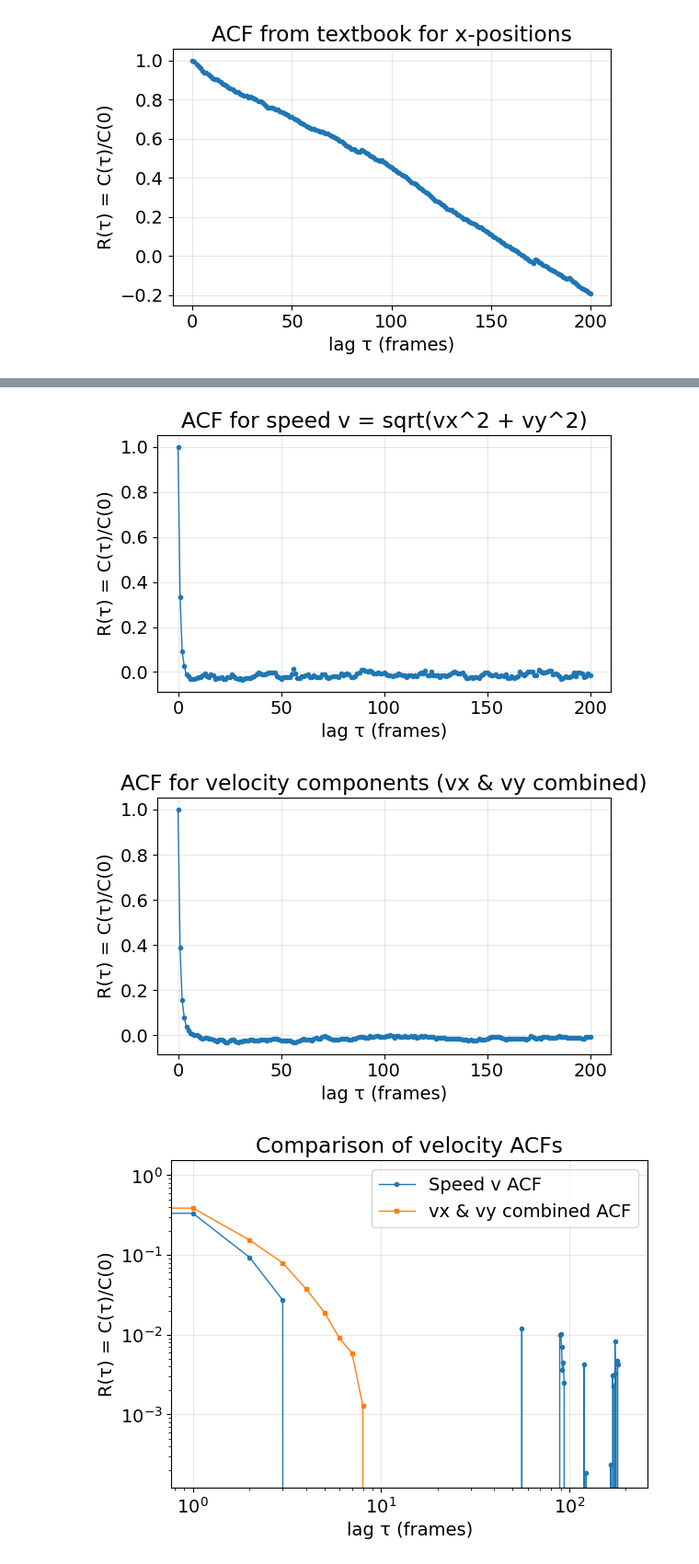
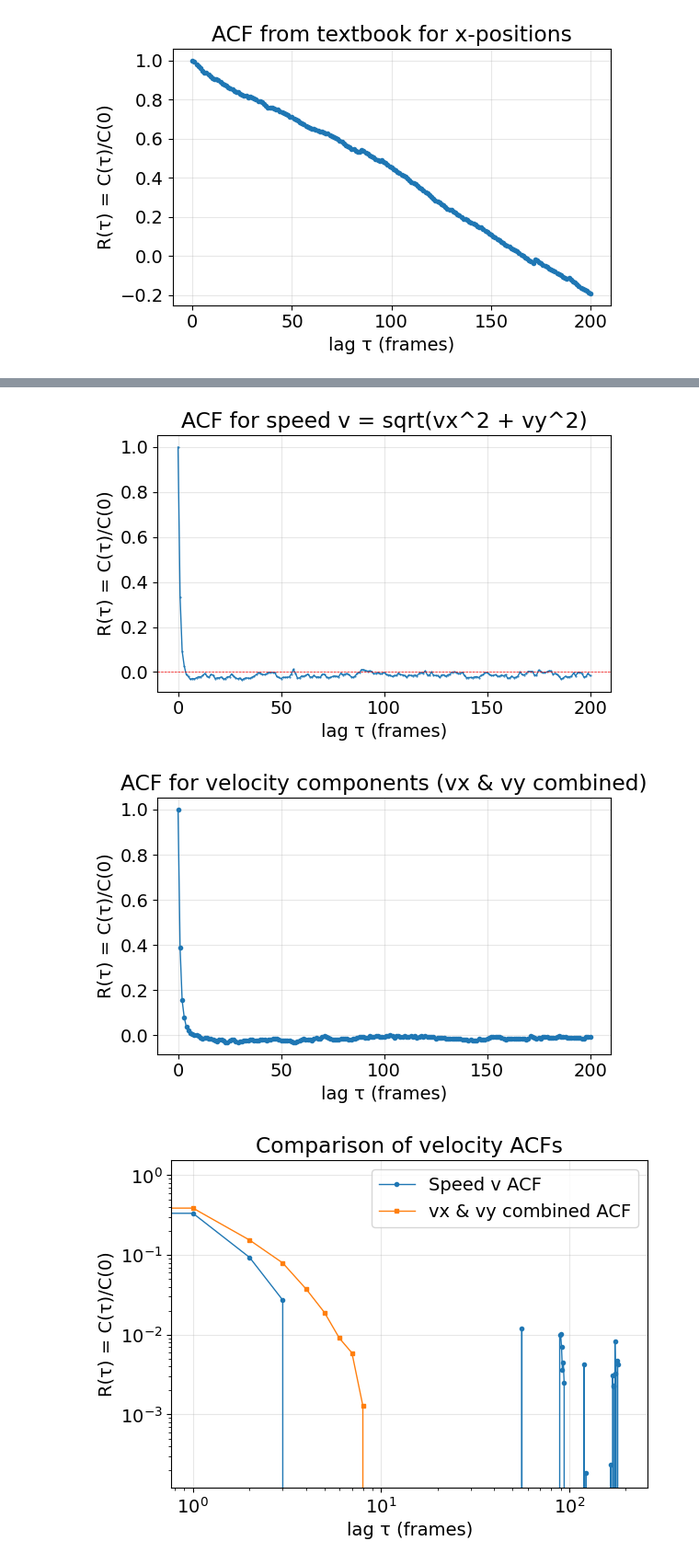
Before and after one commit to conorkirby/capstone, a Jupyter notebook: ProjectNotebooks/09_AutoCorrelation.ipynb, the cells around one changed output, grey strips where cells are left out. Shown at 92% size. Cells and saved outputs as stored; diff of their text form; code cells hidden in the pictures.

```diff
--- a/ProjectNotebooks/09_AutoCorrelation.ipynb
+++ b/ProjectNotebooks/09_AutoCorrelation.ipynb
@@ -646,35 +714,37 @@ def average_acf_for_vx_vy_combined(df_vel, max_lag):
 
 
 # ---- Usage ----
 max_lag = 200
 
 df_vel = make_velocity_df(df_corrected, xcol="x", ycol="y", tcol="timestep", idcol="id")
 
 # (A) ACF of speed (radial velocity magnitude)
 lags_v, C_v, C_v_norm = average_explicit_acf_over_bubbles(df_vel, col="v", max_lag=max_lag)
 
 plt.figure(figsize=(6, 4))
-plt.plot(lags_v, C_v_norm, marker='o', ms=3, lw=1)
+plt.plot(lags_v, C_v_norm, marker='o', ms=0.5, lw=1)
+#plot zero line
+plt.axhline(0, color='red', lw=0.5, ls='--')
 plt.title("ACF for speed v = sqrt(vx^2 + vy^2)")
 plt.xlabel("lag τ (frames)")
 plt.ylabel("R(τ) = C(τ)/C(0)")
 plt.grid(alpha=0.3)
 plt.tight_layout()
 plt.show()
 
 # (B) Combined-component ACF (vx + vy treated as doubled dataset)
 lags_c, C_c, C_c_norm = average_acf_for_vx_vy_combined(df_vel, max_lag=max_lag)
 
 plt.figure(figsize=(6, 4))
 plt.plot(lags_c, C_c_norm, marker='o', ms=3, lw=1)
 plt.title("ACF for velocity components (vx & vy combined)")
 plt.xlabel("lag τ (frames)")
 plt.ylabel("R(τ) = C(τ)/C(0)")
 plt.grid(alpha=0.3)
 plt.tight_layout()
 plt.show()
 # %% [output]
-[figure, old version]
+[figure, new version]
 [figure]
 # %%
 plt.loglog(lags_v, C_v_norm, marker='o', ms=3, lw=1, label='Speed v ACF')
```
Also changed, not shown: parts of 2 cells of this notebook, 3 other files.
